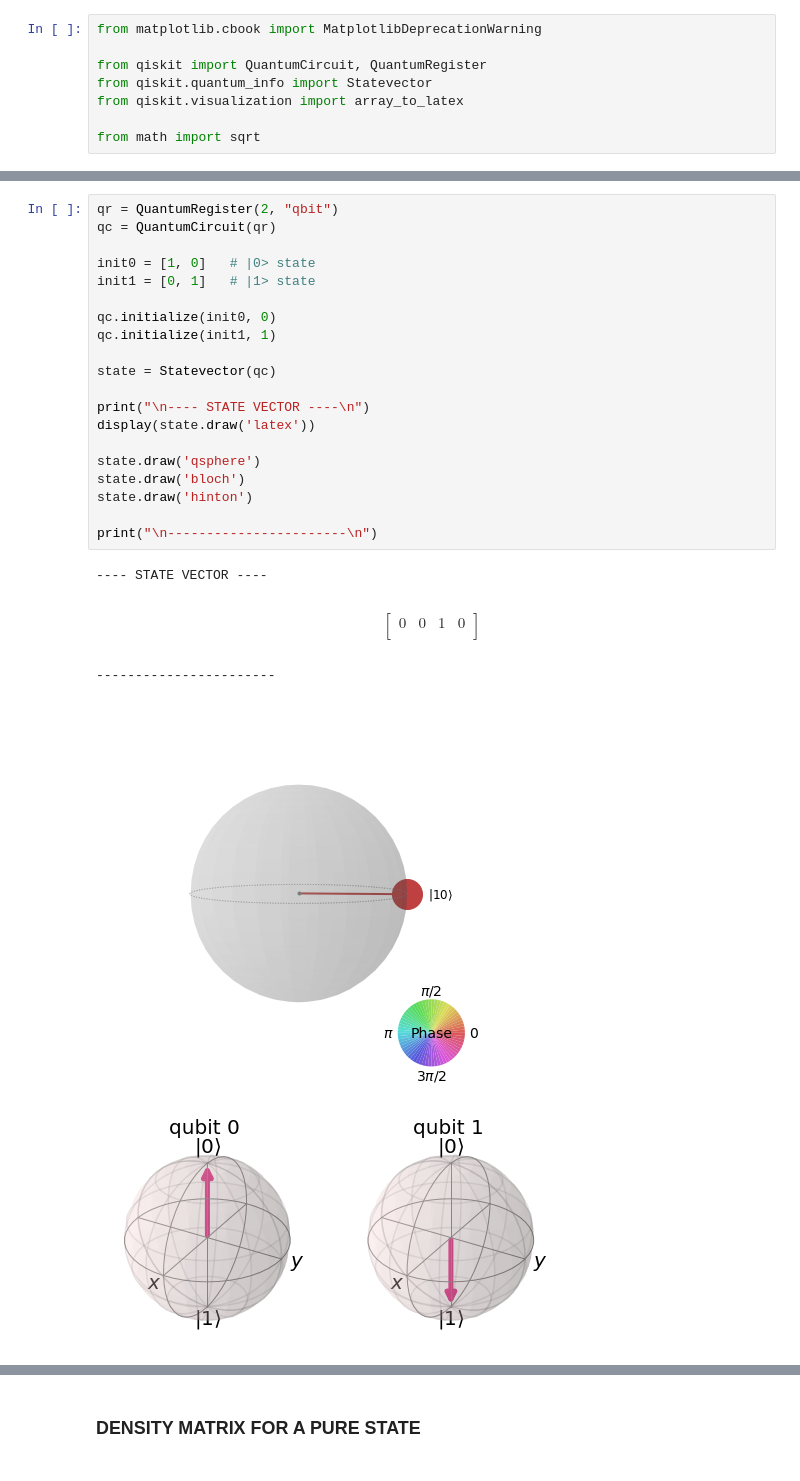
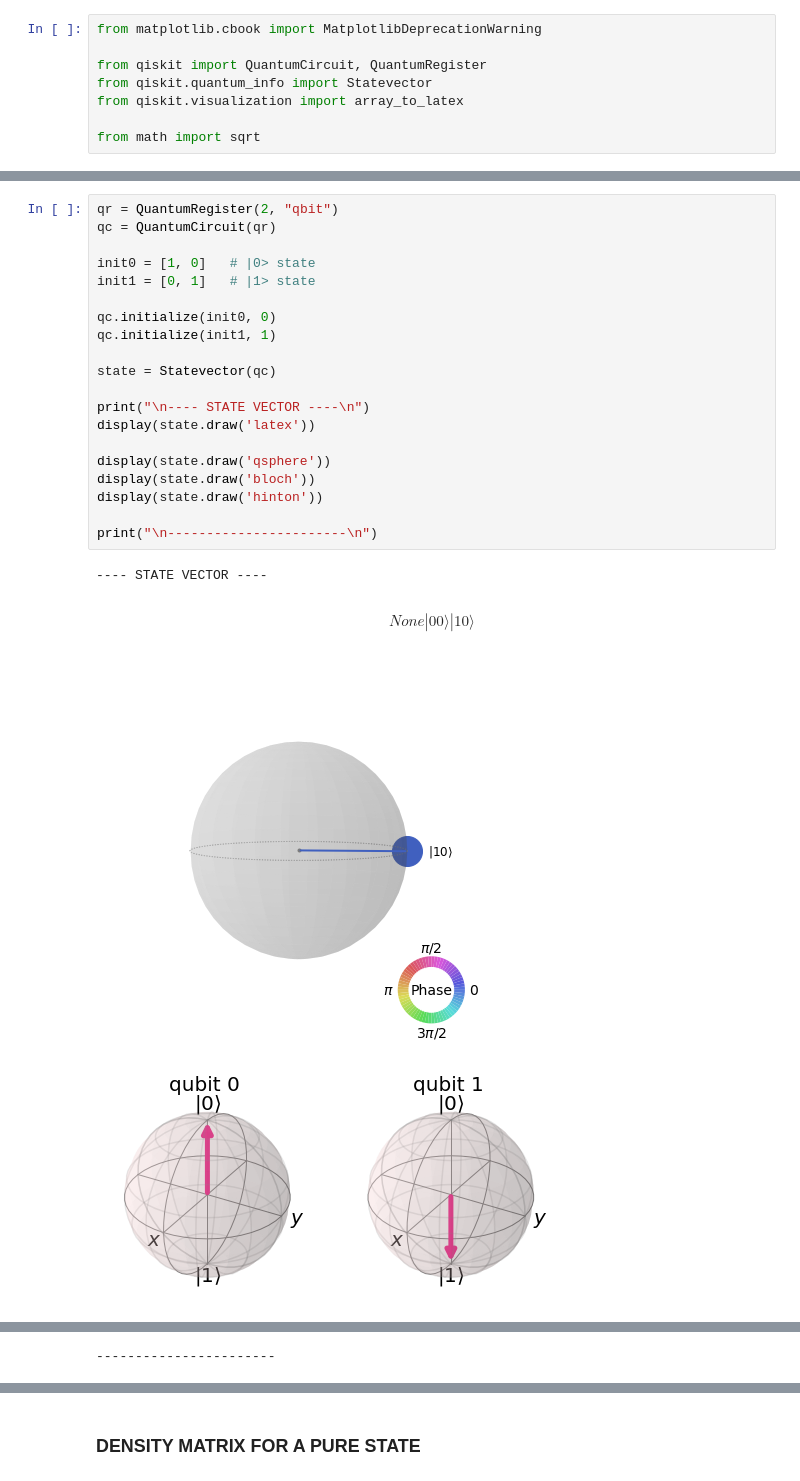
Before and after one commit to katarzynamay/Entanglement-and-Teleportation, a Jupyter notebook: StateOperator.ipynb, the cells around one changed output, grey strips where cells are left out. Cells and saved outputs as stored; diff of their text form.

Commit message:
fix: adds a new display for the state vector

```diff
--- a/StateOperator.ipynb
+++ b/StateOperator.ipynb
@@ -222,31 +213,27 @@ The M attribute was deprecated in Matplotlib 3.4 and will be removed two minor r
 # %%
 qr = QuantumRegister(2, "qbit")
 qc = QuantumCircuit(qr)
 
 init0 = [1, 0]   # |0> state
 init1 = [0, 1]   # |1> state
 
 qc.initialize(init0, 0)
 qc.initialize(init1, 1)
 
 state = Statevector(qc)
 
 print("\n---- STATE VECTOR ----\n")
 display(state.draw('latex'))
 
-state.draw('qsphere')
-state.draw('bloch')
-state.draw('hinton')
+display(state.draw('qsphere'))
+display(state.draw('bloch'))
+display(state.draw('hinton'))
 
 print("\n-----------------------\n")
 # %% [output]
 ---- STATE VECTOR ----
-$$
-\begin{bmatrix}
-0 & 0 & 1 & 0  \\
- \end{bmatrix}
-$$
+$$None |00\rangle |10\rangle$$
------------------------
-[figure, old version]
+[figure, new version]
-[figure, old version]
+[figure, new version]
 [figure]
+-----------------------
```
Also changed, not shown: parts of 5 cells of this notebook, 2 other files.
